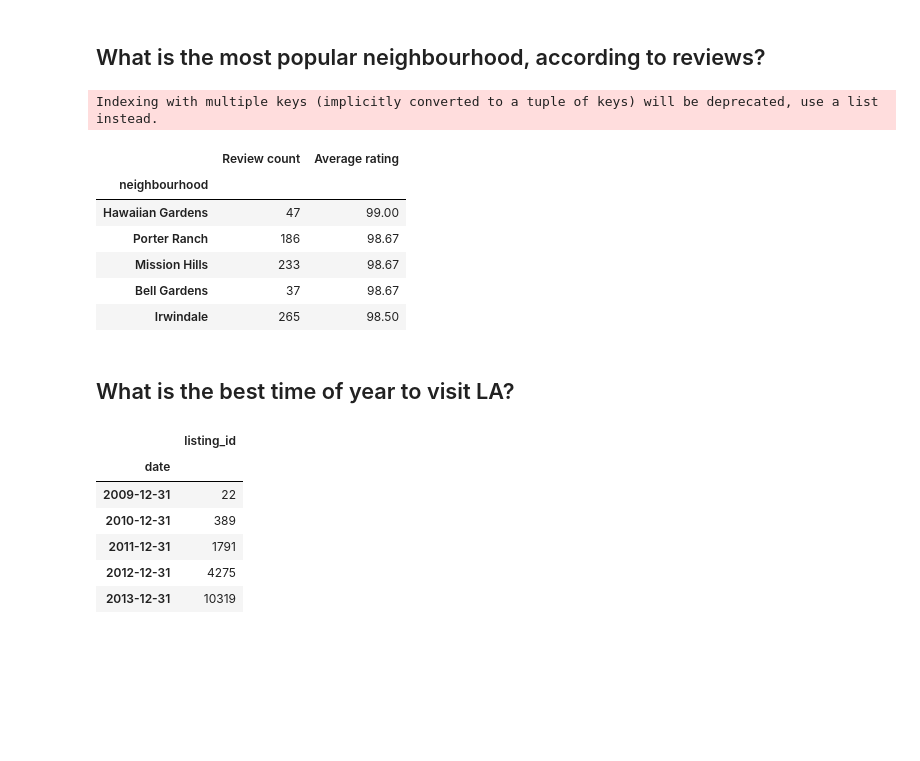
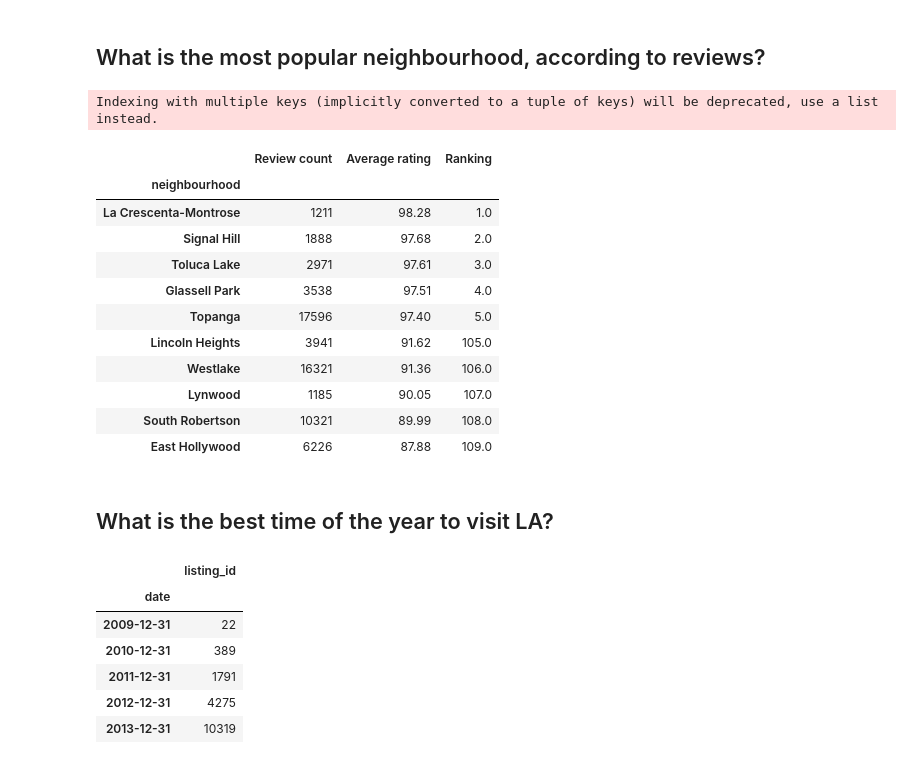
Before and after one commit to mark-baole/AirBnB-Los-Angeles, a Jupyter notebook: ML_AirBnB_Los_Angeles.ipynb, the cells around one changed output. Cells and saved outputs as stored; diff of their text form; code cells hidden in the pictures; blank space fills up the shorter version.

```diff
--- a/ML_AirBnB_Los_Angeles.ipynb
+++ b/ML_AirBnB_Los_Angeles.ipynb
@@ -159,3 +181,6 @@ listings.head()
 | 2 | 2708 | Mirrored Mini-Suite with Fireplac... | 3008 | Chas. | City of Los Angeles | Hollywood | 34.09768 | -118.34602 | ... |
 | 3 | 2732 | Zen Life at the Beach | 3041 | Yoga Priestess | Other Cities | Santa Monica | 34.00475 | -118.48127 | ... |
 | 4 | 2864 | * Beautiful Master Suite/Jacuzzi ... | 3207 | Bernadine | Other Cities | Bellflower | 33.87619 | -118.11397 | ... |
+# %%
+pd.set_option('display.max_columns', None)
+detailed_listings.head()
@@ -189,0 +249,9 @@ nbh.head()
+# %%
+detailed_listings['price'] = clean_price(detailed_listings['price'])
+detailed_listings['Price per guest'] = detailed_listings['price']/detailed_listings['accommodates']
+nbhpr = detailed_listings.groupby(by='neighbourhood')[['Price per guest']].agg(['mean', 'count'])
+nbhpr.columns = ['Average price per guest', 'Listing count']
+nbhpr = nbhpr[nbhpr['Listing count']>=50]        #ignore those with less than 50 listings, which can contain significant outliers
+nbhpr['Ranking'] = nbhpr['Average price per guest'].rank(ascending = False, method = 'min')
+nbhpr.sort_values(by = 'Ranking', ascending=True, inplace=True)
+pd.concat([nbhpr.head(), pd.DataFrame(nbhpr.loc['Hollywood']).T])
@@ -192,24 +268,31 @@ nbh.head()
 # %%
 nbhrv = detailed_listings.groupby(by='neighbourhood')['number_of_reviews', 'review_scores_rating'].agg(
     {'number_of_reviews': 'sum',
     'review_scores_rating': 'mean'})
 nbhrv.columns = ['Review count', 'Average rating']
 nbhrv['Average rating'] = nbhrv['Average rating'].apply(lambda x:f'{x:.2f}')
 nbhrv.dropna(inplace=True)
 nbhrv.replace(["nan"], np.nan, inplace = True)
+nbhrv = nbhrv[nbhrv['Review count']>=1000] #drop those with insignificant no. of reviews
+nbhrv['Ranking'] = nbhrv['Average rating'].rank(ascending = False, method = 'min')
 nbhrv.sort_values(by = 'Average rating', ascending=False, inplace=True)
-nbhrv.head()
+pd.concat([nbhrv.head(), nbhrv.tail()])
 # %% [output]
 Indexing with multiple keys (implicitly converted to a tuple of keys) will be deprecated, use a list instead.
-|  | Review count | Average rating |
-| neighbourhood |  |  |
-| Hawaiian Gardens | 47 | 99.00 |
-| Porter Ranch | 186 | 98.67 |
-| Mission Hills | 233 | 98.67 |
-| Bell Gardens | 37 | 98.67 |
-| Irwindale | 265 | 98.50 |
+|  | Review count | Average rating | Ranking |
+| neighbourhood |  |  |  |
+| La Crescenta-Montrose | 1211 | 98.28 | 1.0 |
+| Signal Hill | 1888 | 97.68 | 2.0 |
+| Toluca Lake | 2971 | 97.61 | 3.0 |
+| Glassell Park | 3538 | 97.51 | 4.0 |
+| Topanga | 17596 | 97.40 | 5.0 |
+| Lincoln Heights | 3941 | 91.62 | 105.0 |
+| Westlake | 16321 | 91.36 | 106.0 |
+| Lynwood | 1185 | 90.05 | 107.0 |
+| South Robertson | 10321 | 89.99 | 108.0 |
+| East Hollywood | 6226 | 87.88 | 109.0 |
 # %% [markdown]
-## What is the best time of year to visit LA?
+## What is the best time of the year to visit LA?
 # %%
 reviews['date'] = clean_date(reviews['date'])
 # %%
```
Also changed, not shown: parts of 22 cells of this notebook.
